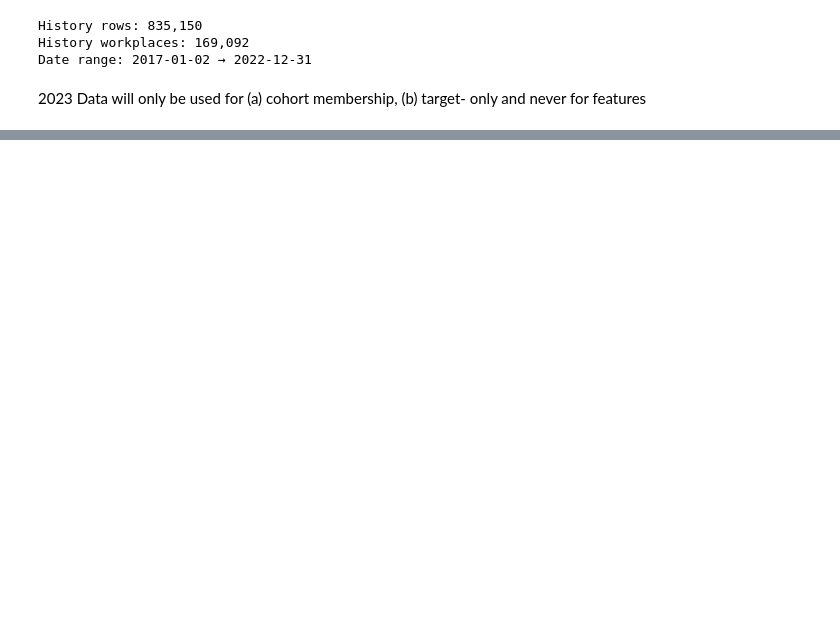
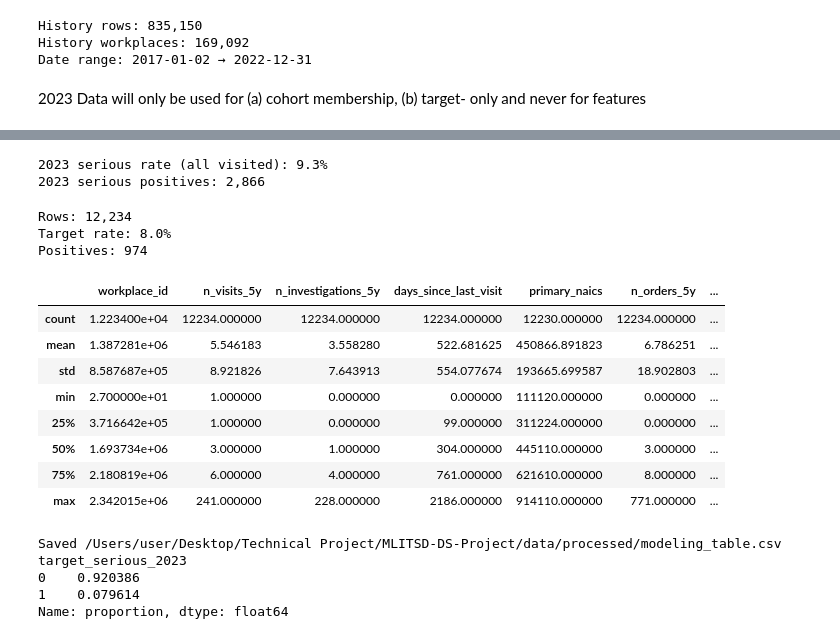
Before and after one commit to sanvirrafsaan/Workplace-Risk-Predictive-modelling, a Jupyter notebook: scripts/02_modeling_table.ipynb, the cells around one changed output, grey strips where cells are left out. Drawn from its saved outputs; the diff is of its cells as text; code cells hidden in the pictures; blank space fills up the shorter version.

Commit message:
completed project

```diff
--- a/scripts/02_modeling_table.ipynb
+++ b/scripts/02_modeling_table.ipynb
@@ -57,7 +65,7 @@ hist = pd.concat(
 hist["FIELD VISIT DATE"] = pd.to_datetime(hist["FIELD VISIT DATE"])
 
 # Hard cutoff — anything later is leakage
-hist = hist[hist["FIELD VISIT DATE"] <= SNAPSHOT].copy()
+hist = hist[hist["FIELD VISIT DATE"] <= CUTOFF].copy()
 hist = hist.dropna(subset=["WORKPLACE ID"])
 hist["WORKPLACE ID"] = hist["WORKPLACE ID"].astype(int)
 
@@ -87,0 +178,11 @@ TypeError: unsupported operand type(s) for &: 'Timestamp' and 'DatetimeArray'
+# %%
+features = feat_visits.join(feat_orders, how="left").join(
+    complied[["pct_complied_5y"]], how="left"
+)
+features["investigation_ratio"] = (
+    features["n_investigations_5y"] / features["n_visits_5y"]
+)
+# Fill workplaces with visits but zero orders
+for col in ["n_orders_5y", "n_stop_work_5y", "n_time_unknown_5y"]:
+    features[col] = features[col].fillna(0).astype(int)
+features.head()
@@ -87,0 +197,57 @@ TypeError: unsupported operand type(s) for &: 'Timestamp' and 'DatetimeArray'
+# %%
+target = (df23.groupby("WORKPLACE ID")["ORDER TYPE"]
+    .apply(lambda s: s.isin(SERIOUS_2023).any())
+    .rename("target_serious_2023")
+    .astype(int)
+)
+
+print(f"2023 serious rate (all visited): {target.mean():.1%}")
+print(f"2023 serious positives: {target.sum():,}")
+# %% [output]
+2023 serious rate (all visited): 9.3%
+2023 serious positives: 2,866
+# %%
+modeling_table = (
+    features.join(target, how = "inner") # only workplaces with 2023 label
+    .loc[lambda d: d.index.isin(cohort)]
+    .reset_index()
+    .rename(columns={"WORKPLACE ID": "workplace_id"})
+)
+
+# Re-attach workplace_id as column if index name differs
+if "workplace_id" not in modeling_table.columns:
+    modeling_table = modeling_table.rename(columns={"index": "workplace_id"})
+
+assert len(modeling_table) > 12_000, "Cohort too small — check year filters"
+assert abs(len(modeling_table) - 12_234) < 500, f"Expected ~12,234 rows, got {len(modeling_table)}"
+assert modeling_table["target_serious_2023"].mean() > 0.05, "Positive rate suspiciously low"
+assert modeling_table["target_serious_2023"].mean() < 0.15, "Positive rate suspiciously high"
+assert modeling_table["workplace_id"].is_unique
+print(f"Rows: {len(modeling_table):,}")
+print(f"Target rate: {modeling_table['target_serious_2023'].mean():.1%}")
+print(f"Positives: {modeling_table['target_serious_2023'].sum():,}")
+modeling_table.describe()
+# %% [output]
+Rows: 12,234
+Target rate: 8.0%
+Positives: 974
+|  | workplace_id | n_visits_5y | n_investigations_5y | days_since_last_visit | primary_naics | n_orders_5y | ... |
+| count | 1.223400e+04 | 12234.000000 | 12234.000000 | 12234.000000 | 12230.000000 | 12234.000000 | ... |
+| mean | 1.387281e+06 | 5.546183 | 3.558280 | 522.681625 | 450866.891823 | 6.786251 | ... |
+| std | 8.587687e+05 | 8.921826 | 7.643913 | 554.077674 | 193665.699587 | 18.902803 | ... |
+| min | 2.700000e+01 | 1.000000 | 0.000000 | 0.000000 | 111120.000000 | 0.000000 | ... |
+| 25% | 3.716642e+05 | 1.000000 | 0.000000 | 99.000000 | 311224.000000 | 0.000000 | ... |
+| 50% | 1.693734e+06 | 3.000000 | 1.000000 | 304.000000 | 445110.000000 | 3.000000 | ... |
+| 75% | 2.180819e+06 | 6.000000 | 4.000000 | 761.000000 | 621610.000000 | 8.000000 | ... |
+| max | 2.342015e+06 | 241.000000 | 228.000000 | 2186.000000 | 914110.000000 | 771.000000 | ... |
+# %%
+out_csv = OUT / "modeling_table.csv"
+modeling_table.to_csv(out_csv, index=False)
+print(f"Saved {out_csv}")
+print(modeling_table["target_serious_2023"].value_counts(normalize=True))
+# %% [output]
+Saved /Users/user/Desktop/Technical Project/MLITSD-DS-Project/data/processed/modeling_table.csv
+target_serious_2023
+0    0.920386
+1    0.079614
+Name: proportion, dtype: float64
```
Also changed, not shown: parts of 12 cells of this notebook, 15 other files.
